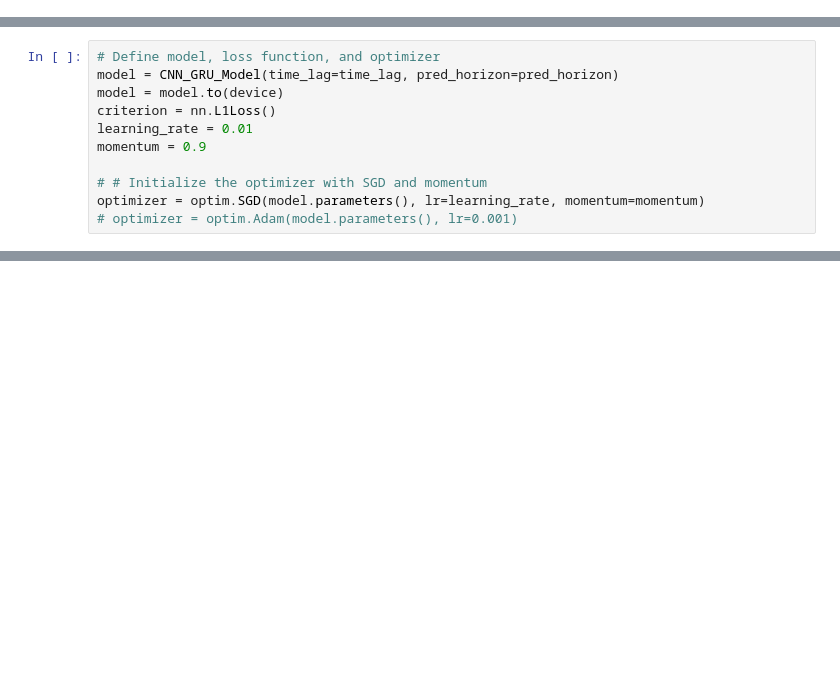
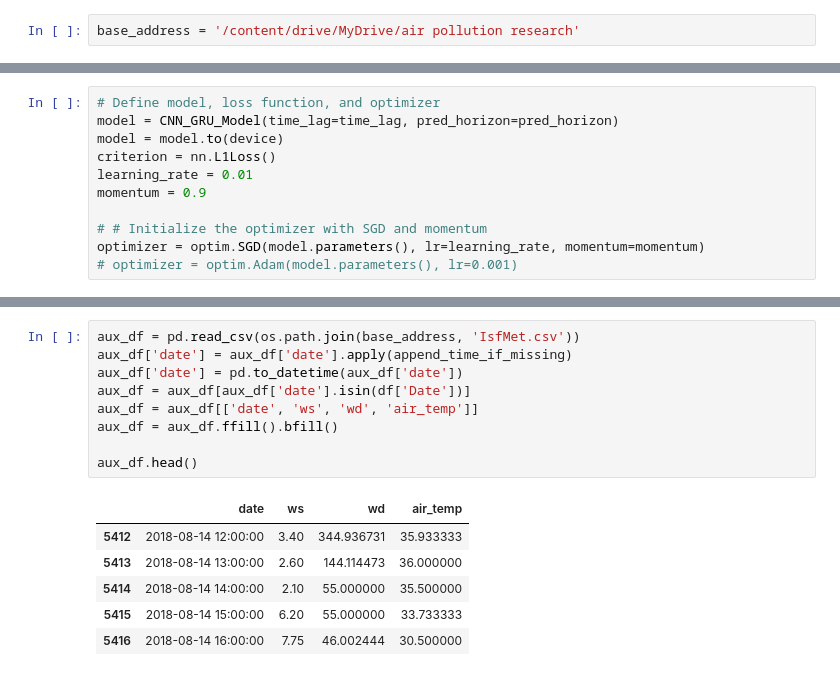
Before and after one commit to phatemek/Air-Pollution-Research, a Jupyter notebook: PM2.5 main.ipynb, the cells around one changed output, grey strips where cells are left out. Drawn from its saved outputs; the diff is of its cells as text; blank space fills up the shorter version.

```diff
--- a/PM2.5 main.ipynb
+++ b/PM2.5 main.ipynb
@@ -267,5 +276,7 @@ class PM25Dataset(Dataset):
             x = self.transform(x)
 
         return torch.tensor(x, dtype=torch.float32), torch.tensor(aux, dtype=torch.float32), torch.tensor(y, dtype=torch.float32)
+# %%
+base_address = '/content/drive/MyDrive/air pollution research'
 # %%
 # read pm25 dataframe, replace outliers
@@ -502,0 +530,16 @@ for station_idx in range(9):
+# %%
+aux_df = pd.read_csv(os.path.join(base_address, 'IsfMet.csv'))
+aux_df['date'] = aux_df['date'].apply(append_time_if_missing)
+aux_df['date'] = pd.to_datetime(aux_df['date'])
+aux_df = aux_df[aux_df['date'].isin(df['Date'])]
+aux_df = aux_df[['date', 'ws', 'wd', 'air_temp']]
+aux_df = aux_df.ffill().bfill()
+
+aux_df.head()
+# %% [output]
+|  | date | ws | wd | air_temp |
+| 5412 | 2018-08-14 12:00:00 | 3.40 | 344.936731 | 35.933333 |
+| 5413 | 2018-08-14 13:00:00 | 2.60 | 144.114473 | 36.000000 |
+| 5414 | 2018-08-14 14:00:00 | 2.10 | 55.000000 | 35.500000 |
+| 5415 | 2018-08-14 15:00:00 | 6.20 | 55.000000 | 33.733333 |
+| 5416 | 2018-08-14 16:00:00 | 7.75 | 46.002444 | 30.500000 |
```
Also changed, not shown: parts of 29 cells of this notebook.
